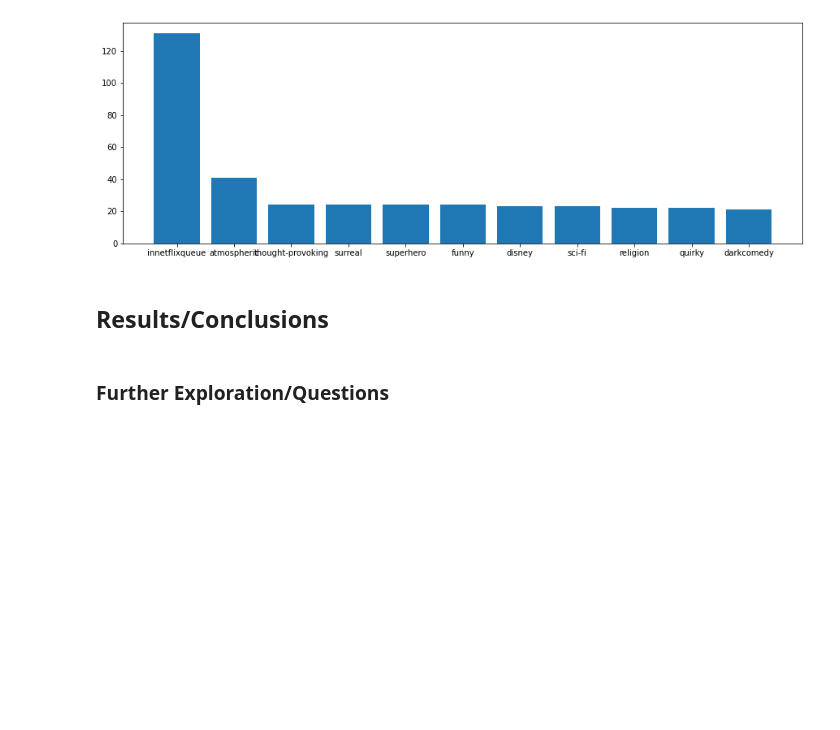
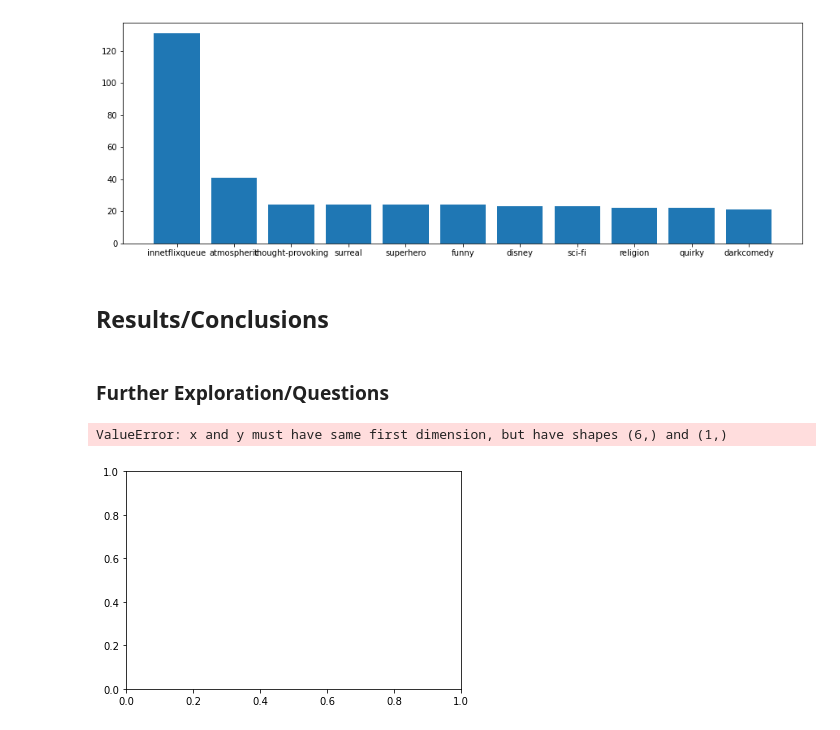
Before and after one commit to JasmineHuang25/rec-systems-project, a Jupyter notebook: Jon_notebook.ipynb, the cells around one changed output. Saved outputs shown, nothing was run; the diff lists cells and outputs as text; code cells hidden in the pictures; blank space fills up the shorter version.

```diff
--- a/Jon_notebook.ipynb
+++ b/Jon_notebook.ipynb
@@ -441,3 +441,12 @@ ax.bar(tag_counts_names[:11], tag_counts_values[:11])
 ## Results/Conclusions
 # %% [markdown]
 ### Further Exploration/Questions
+# %%
+x = [0,1,2,3,4,5]
+# %%
+fig, ax = plt.subplots()
+
+plt.plot(x, 1,0)
+# %% [output]
+ValueError: x and y must have same first dimension, but have shapes (6,) and (1,)
+[figure, added]
```
